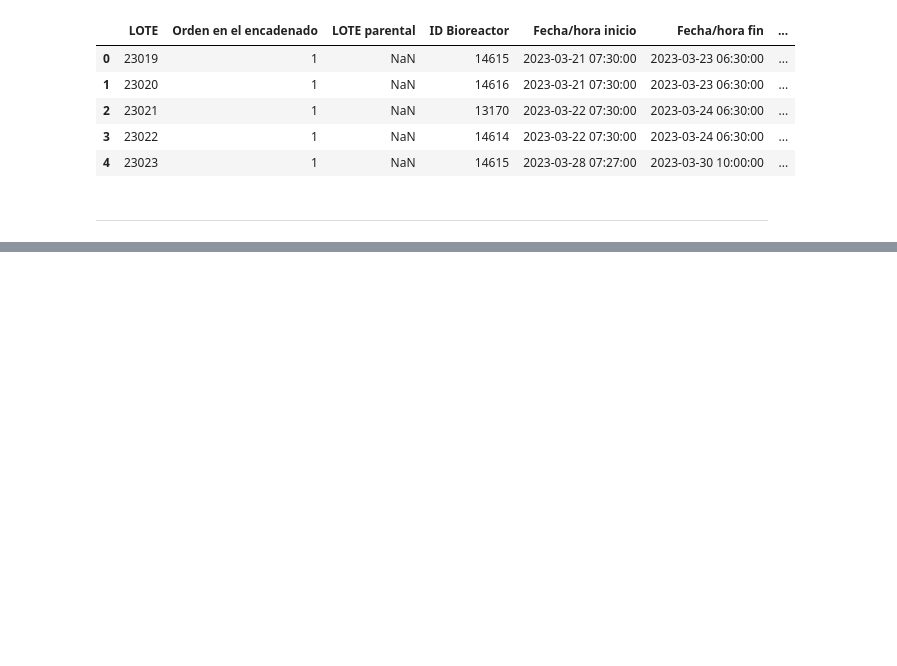
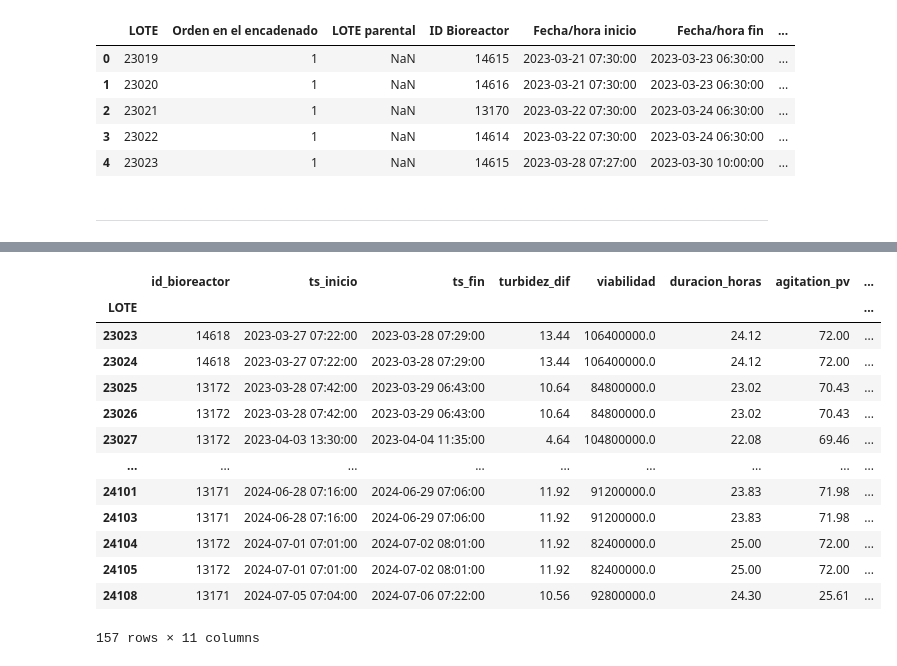
Before and after one commit to nikodyulger/datathon-los-forajidos, a Jupyter notebook: prediccion.ipynb, the cells around one changed output, grey strips where cells are left out. Drawn from its saved outputs; the diff is of its cells as text; code cells hidden in the pictures; blank space fills up the shorter version.

Commit message:
dato agregados de bioreactores

```diff
--- a/prediccion.ipynb
+++ b/prediccion.ipynb
@@ -454,4 +362,12 @@ def get_ipc_data(lotes):
 # %%
 df_info_general = get_orden_data()
 lotes = df_info_general.index.unique()
-get_ipc_data(lotes)
+
+df_preinoculo = get_preinoculo_data(lotes)
+df_inoculo = get_inoculo_data(lotes, df_preinoculo)
+df_cultivo = get_cultivo_data(lotes)
+
+df_bioreactor = load_concatenated_bioreactor_data()
+df_cfg = load_concatentated_cfg_data()
+
+df_ipc = get_ipc_data(lotes)
@@ -473,4 +373,0 @@ get_ipc_data(lotes)
-# %%
-df_inoculo = pd.read_excel('raw_data/Cinéticos IPC.xlsx', sheet_name='Inóculos', engine='openpyxl')
-df = df_inoculo.groupby(by='Lote').agg({'Turbidez': ['mean', np.ptp], 'Viabilidad': ['mean', np.ptp]})
-df.corr()
@@ -542,0 +398,28 @@ df_cultivo
+# %%
+def filter_bioreactor_data(df_bioreactor, row):
+       filter_condition = ((df_bioreactor.index.get_level_values('DateTime') >= row['ts_inicio']) &
+       (df_bioreactor.index.get_level_values('DateTime') <= row['ts_fin']) &
+       (df_bioreactor.index.get_level_values('id_bioreactor') == row['id_bioreactor']))
+
+       df_filter = df_bioreactor[filter_condition]
+
+       cols = ['agitation_pv', 'air_sparge_pv', 'gas_overlay_pv', 'single_use_do_pv', 'temperatura_pv']
+       return pd.Series(df_filter[cols].mean().round(2))
+# %%
+agg_data = df_inoculo.apply(lambda row: filter_bioreactor_data(df_bioreactor, row), axis=1)
+df_inoculo.merge(agg_data, on='LOTE')
+# %% [output]
+|  | id_bioreactor | ts_inicio | ts_fin | turbidez_dif | viabilidad | duracion_horas | agitation_pv | ... |
+| LOTE |  |  |  |  |  |  |  | ... |
+| 23023 | 14618 | 2023-03-27 07:22:00 | 2023-03-28 07:29:00 | 13.44 | 106400000.0 | 24.12 | 72.00 | ... |
+| 23024 | 14618 | 2023-03-27 07:22:00 | 2023-03-28 07:29:00 | 13.44 | 106400000.0 | 24.12 | 72.00 | ... |
+| 23025 | 13172 | 2023-03-28 07:42:00 | 2023-03-29 06:43:00 | 10.64 | 84800000.0 | 23.02 | 70.43 | ... |
+| 23026 | 13172 | 2023-03-28 07:42:00 | 2023-03-29 06:43:00 | 10.64 | 84800000.0 | 23.02 | 70.43 | ... |
+| 23027 | 13172 | 2023-04-03 13:30:00 | 2023-04-04 11:35:00 | 4.64 | 104800000.0 | 22.08 | 69.46 | ... |
+| ... | ... | ... | ... | ... | ... | ... | ... | ... |
+| 24101 | 13171 | 2024-06-28 07:16:00 | 2024-06-29 07:06:00 | 11.92 | 91200000.0 | 23.83 | 71.98 | ... |
+| 24103 | 13171 | 2024-06-28 07:16:00 | 2024-06-29 07:06:00 | 11.92 | 91200000.0 | 23.83 | 71.98 | ... |
+| 24104 | 13172 | 2024-07-01 07:01:00 | 2024-07-02 08:01:00 | 11.92 | 82400000.0 | 25.00 | 72.00 | ... |
+| 24105 | 13172 | 2024-07-01 07:01:00 | 2024-07-02 08:01:00 | 11.92 | 82400000.0 | 25.00 | 72.00 | ... |
+| 24108 | 13171 | 2024-07-05 07:04:00 | 2024-07-06 07:22:00 | 10.56 | 92800000.0 | 24.30 | 25.61 | ... |
+157 rows × 11 columns
```
Also changed, not shown: parts of 18 cells of this notebook.
